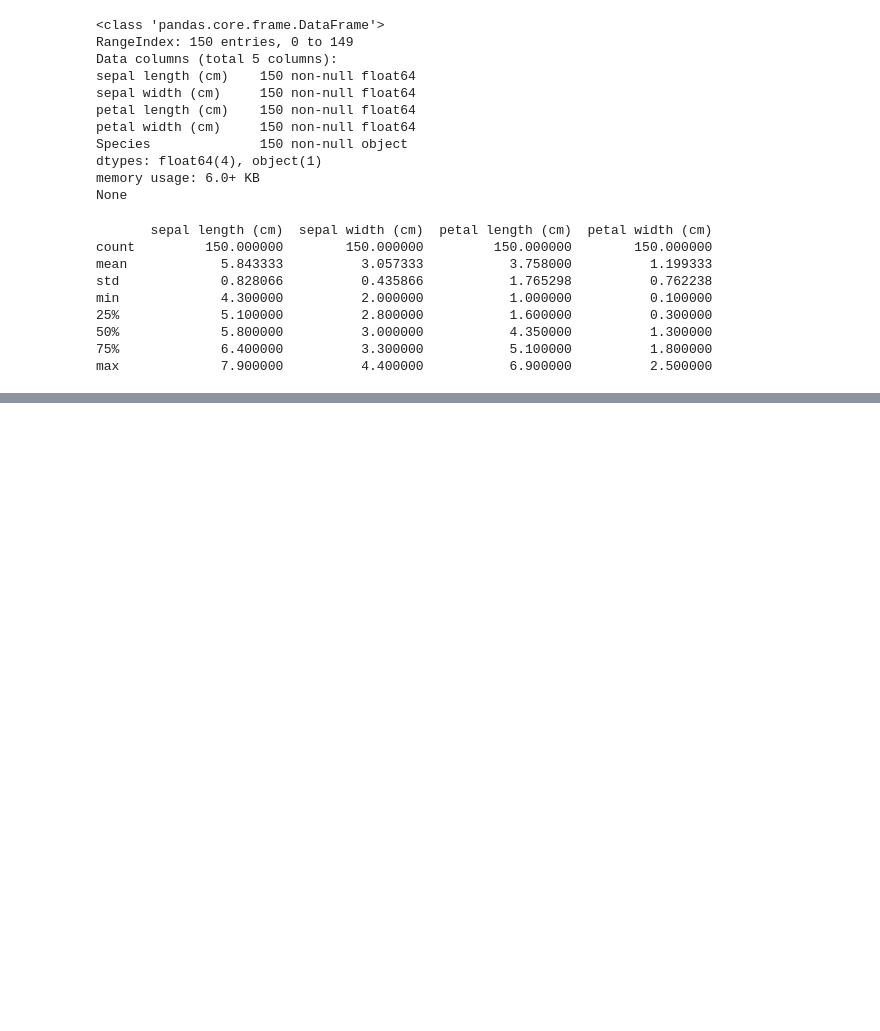
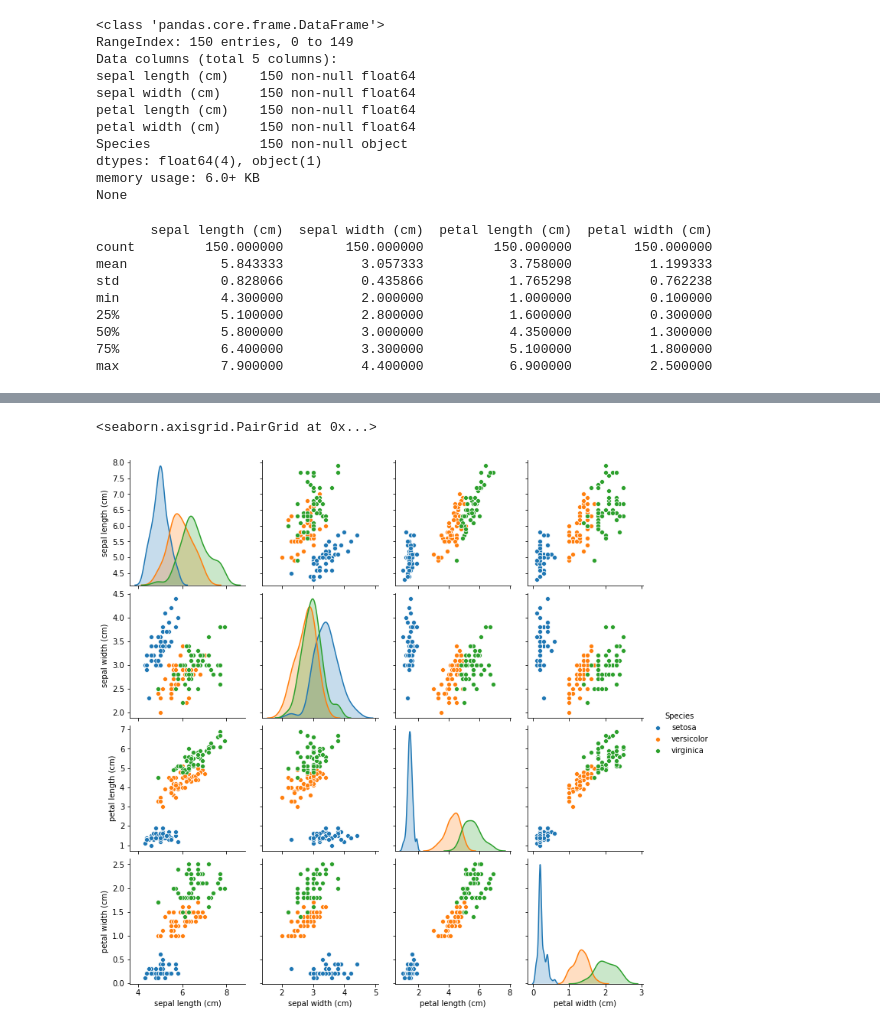
Before and after one commit to mariettas/panda_projects, a Jupyter notebook: Iris.ipynb, the cells around one changed output, grey strips where cells are left out. Saved outputs shown, nothing was run; the diff lists cells and outputs as text; code cells hidden in the pictures; blank space fills up the shorter version.

```diff
--- a/Iris.ipynb
+++ b/Iris.ipynb
@@ -100,0 +125,5 @@ max             7.900000          4.400000           6.900000          2.500000
+# %%
+sns.pairplot(df, hue="Species")
+# %% [output]
+<seaborn.axisgrid.PairGrid at 0x...>
+[figure, added]
```
Also changed, not shown: parts of 25 cells of this notebook.
